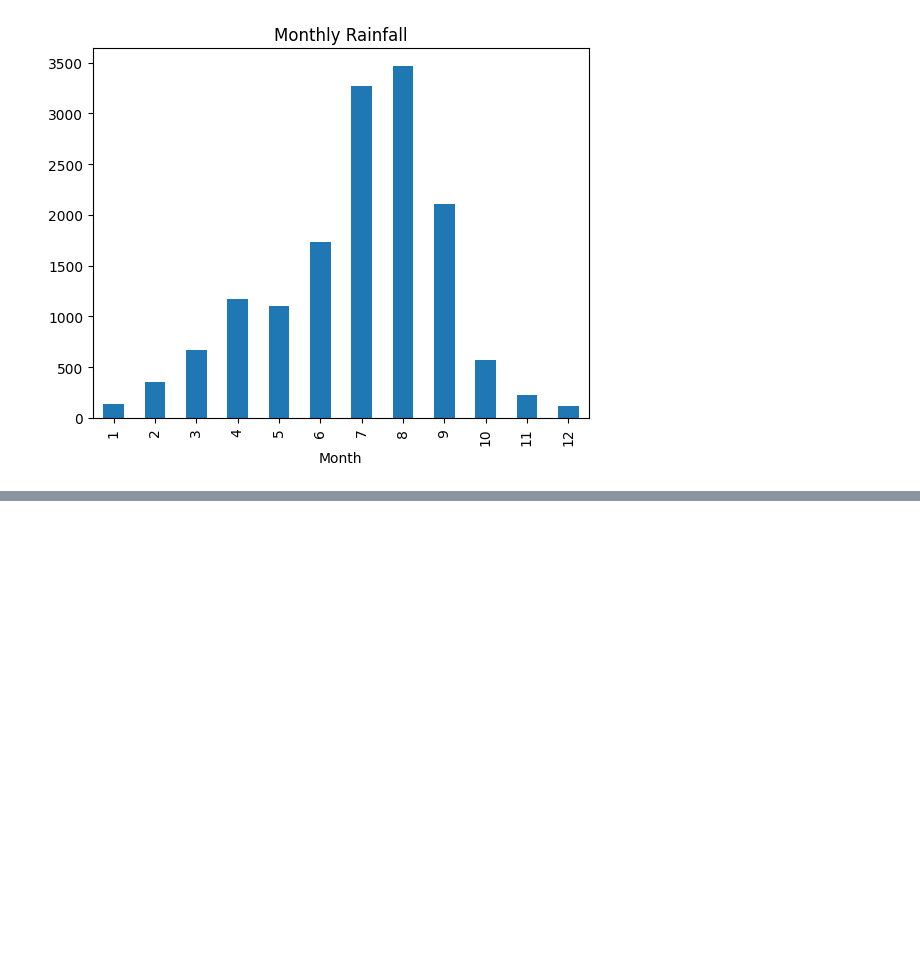
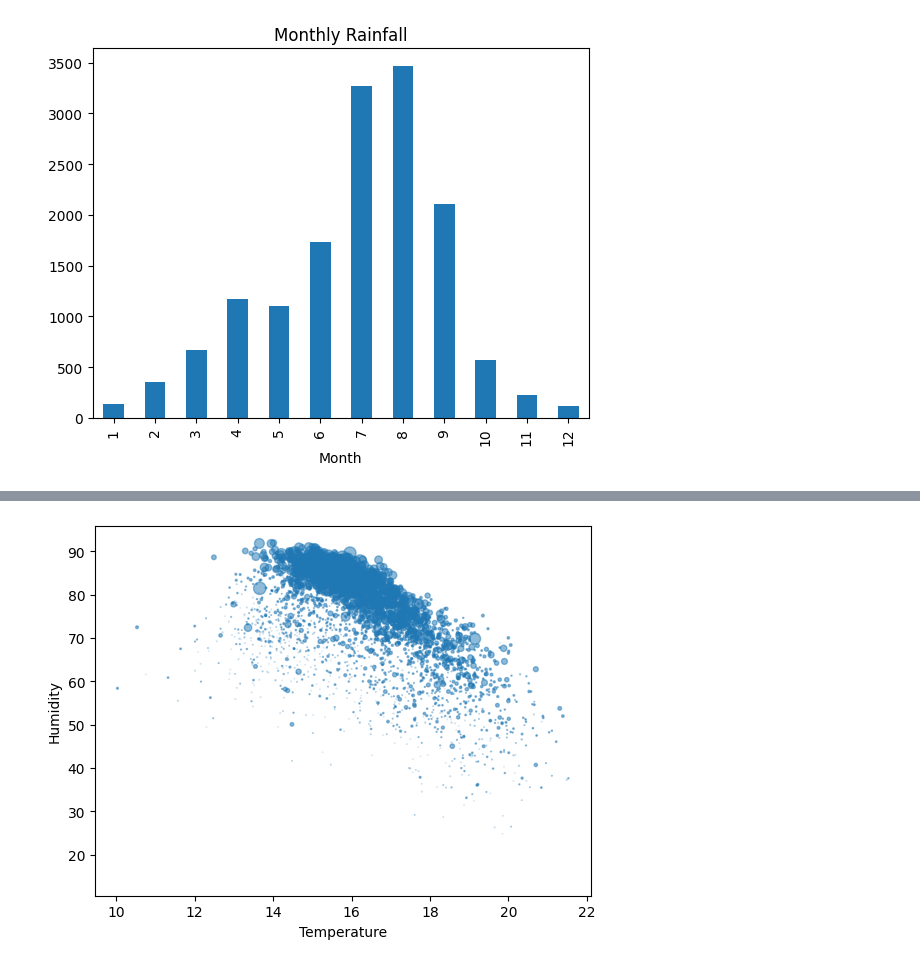
Before and after one commit to yenguandroid/climate-challenge-week0, a Jupyter notebook: notebooks/ethiopia_eda.ipynb, the cells around one changed output, grey strips where cells are left out. Cells and saved outputs as stored; diff of their text form; code cells hidden in the pictures; blank space fills up the shorter version.

```diff
--- a/notebooks/ethiopia_eda.ipynb
+++ b/notebooks/ethiopia_eda.ipynb
@@ -149,0 +176,13 @@ plt.show()
+# %%
+#Bubble chart
+plt.scatter(
+    df["T2M"],
+    df["RH2M"],
+    s=df["PRECTOTCORR"] * 2,
+    alpha=0.5
+)
+plt.xlabel("Temperature")
+plt.ylabel("Humidity")
+plt.show()
+# %% [output]
+[figure, added]
```
Also changed, not shown: parts of 5 cells of this notebook, 1 other file.
